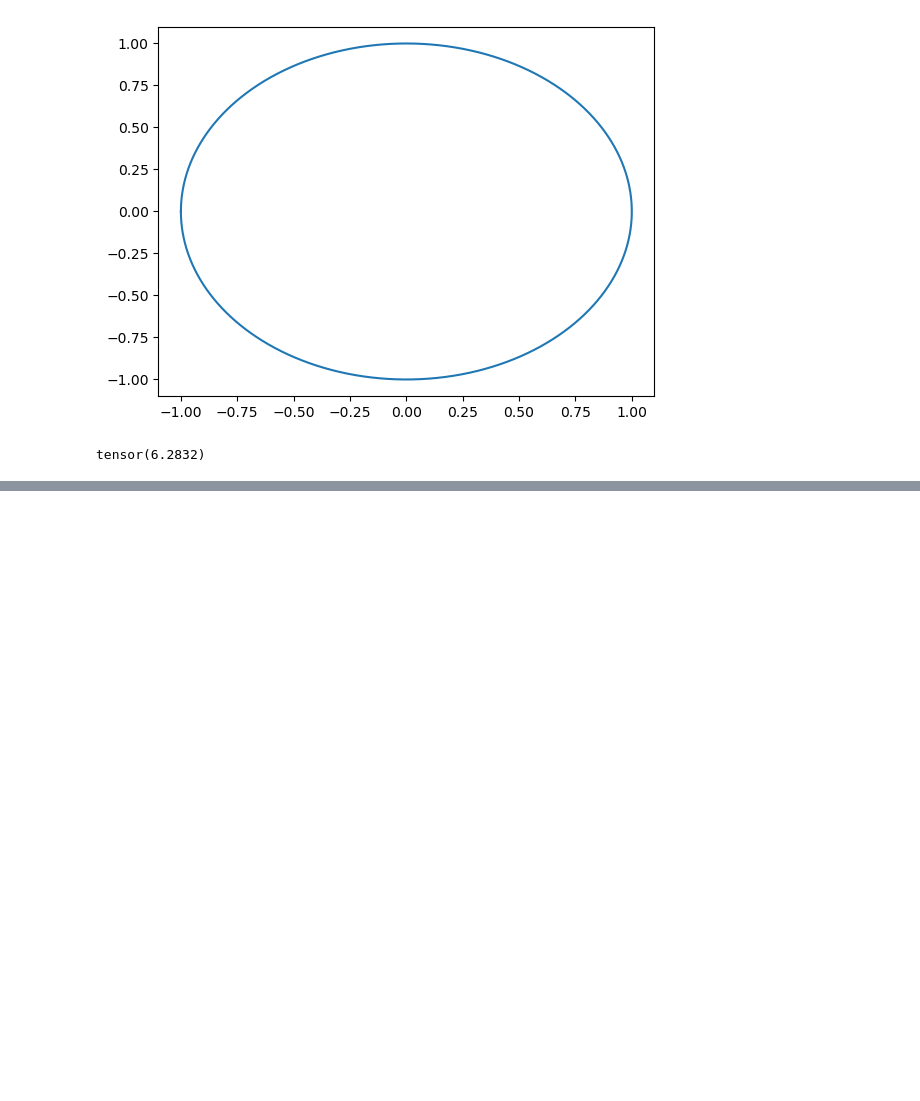
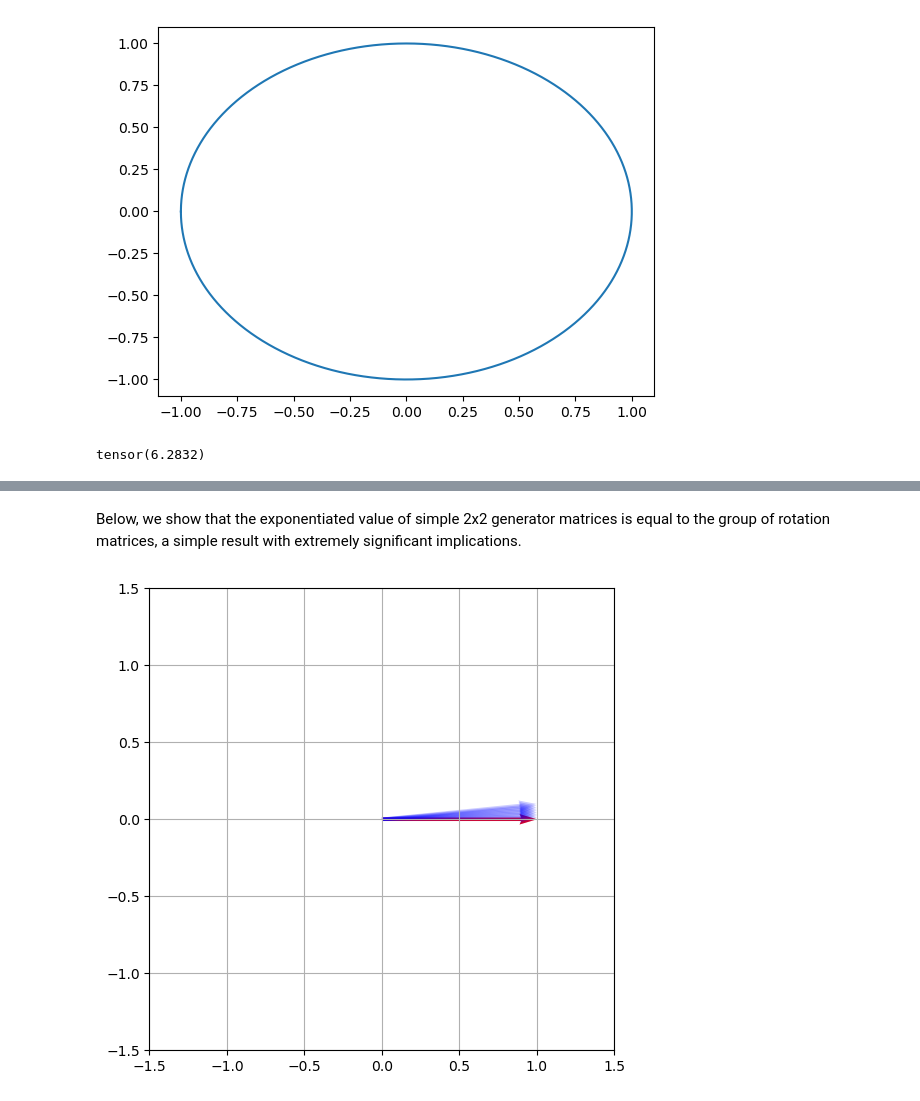
Before and after one commit to zwimpee/LieGroupsDeepLearning, a Jupyter notebook: Chapter 1 - Introduction to Lie Groups/Code/ch1_exercises.ipynb, the cells around one changed output, grey strips where cells are left out. Saved outputs shown, nothing was run; the diff lists cells and outputs as text; code cells hidden in the pictures; blank space fills up the shorter version.

```diff
--- a/Chapter 1 - Introduction to Lie Groups/Code/ch1_exercises.ipynb
+++ b/Chapter 1 - Introduction to Lie Groups/Code/ch1_exercises.ipynb
@@ -418,0 +514,32 @@ tensor(6.2832)
+# %% [markdown]
+Below, we show that the exponentiated value of simple 2x2 generator matrices is equal to the group of rotation matrices, a simple result with extremely significant implications.
+# %%
+import torch
+import matplotlib.pyplot as plt
+
+# Define a function to generate a skew-symmetric matrix
+def skew_symmetric(theta):
+    return theta * torch.tensor([[0, -1], [1, 0]])
+
+# Define a vector
+v = torch.tensor([1.0, 0.0])
+
+# Generate a sequence of skew-symmetric matrices and compute their matrix exponentials
+thetas = torch.linspace(0, 0.1, 10)
+skew_symmetric_matrices = [skew_symmetric(theta) for theta in thetas]
+rotation_matrices = [torch.linalg.matrix_exp(X) for X in skew_symmetric_matrices]
+
+# Apply the rotation matrices to the vector
+v_rotated = [R @ v for R in rotation_matrices]
+
+# Plot the original and rotated vectors
+plt.figure(figsize=(6,6))
+plt.quiver(*v, angles='xy', scale_units='xy', scale=1, color='r')
+for v_r in v_rotated:
+    plt.quiver(*v_r, angles='xy', scale_units='xy', scale=1, color='b', alpha=0.2)
+plt.xlim(-1.5, 1.5)
+plt.ylim(-1.5, 1.5)
+plt.grid()
+plt.show()
+# %% [output]
+[figure, added]
```
Also changed, not shown: parts of 2 cells of this notebook, 1 other file.
